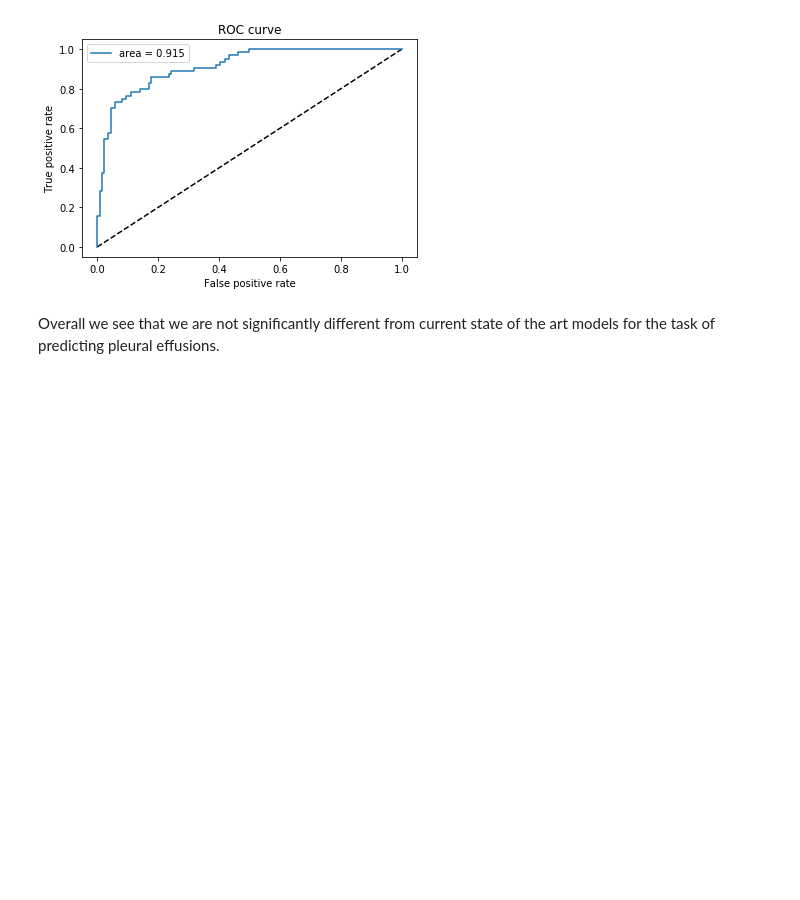
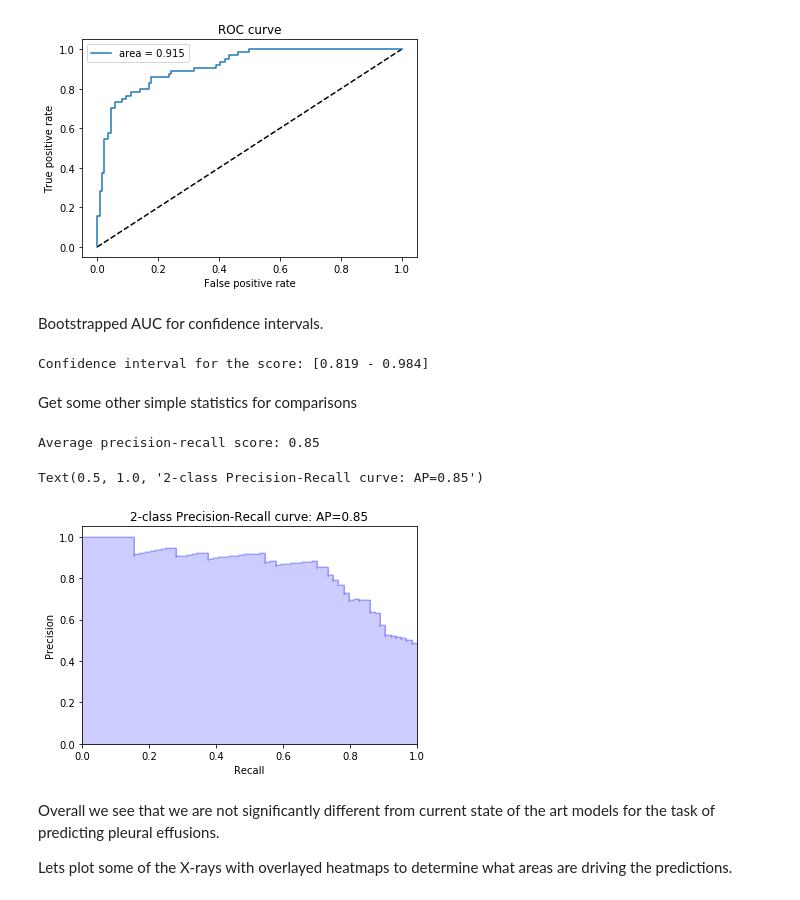
Before and after one commit to nateewall/AutomatedPathologyDetection, a Jupyter notebook: ModelEvaluations_Validation.ipynb, the cells around one changed output. Cells and saved outputs as stored; diff of their text form; code cells hidden in the pictures; blank space fills up the shorter version.

```diff
--- a/ModelEvaluations_Validation.ipynb
+++ b/ModelEvaluations_Validation.ipynb
@@ -219,5 +226,65 @@ plt.legend(loc='best')
 plt.show()
 # %% [output]
 [figure]
+# %% [markdown]
+Bootstrapped AUC for confidence intervals.
+# %%
+from sklearn.utils import resample
+n_bootstraps = 10000
+seed = 42
+bootstrapped_scores = []
+
+for i in range(n_bootstraps):
+    # prepare bootstrap sample
+    boot = resample(test, replace=True, n_samples=50)
+    if len(np.unique(boot['label'])) == 2:
+        score = roc_auc_score(boot['label'], boot['y_prob'])
+        bootstrapped_scores.append(score)
+
+sorted_scores = np.array(bootstrapped_scores)
+sorted_scores.sort()
+
+confidence_lower = sorted_scores[int(0.025 * len(sorted_scores))]
+confidence_upper = sorted_scores[int(0.975 * len(sorted_scores))]
+print("Confidence interval for the score: [{:0.3f} - {:0.3}]".format(
+    confidence_lower, confidence_upper))
+# %% [output]
+Confidence interval for the score: [0.819 - 0.984]
+# %% [markdown]
+Get some other simple statistics for comparisons
+# %%
+from sklearn.metrics import average_precision_score
+average_precision = average_precision_score(labels, test['y_prob'])
+
+print('Average precision-recall score: {0:0.2f}'.format(
+      average_precision))
+# %% [output]
+Average precision-recall score: 0.85
+# %%
+from sklearn.metrics import precision_recall_curve
+import matplotlib.pyplot as plt
+from inspect import signature
+
+precision, recall, _ = precision_recall_curve(labels, test['y_prob'])
+
+# In matplotlib < 1.5, plt.fill_between does not have a 'step' argument
+step_kwargs = ({'step': 'post'}
+               if 'step' in signature(plt.fill_between).parameters
+               else {})
+plt.step(recall, precision, color='b', alpha=0.2,
+         where='post')
+plt.fill_between(recall, precision, alpha=0.2, color='b', **step_kwargs)
+
+plt.xlabel('Recall')
+plt.ylabel('Precision')
+plt.ylim([0.0, 1.05])
+plt.xlim([0.0, 1.0])
+plt.title('2-class Precision-Recall curve: AP={0:0.2f}'.format(
+          average_precision))
+# %% [output]
+Text(0.5, 1.0, '2-class Precision-Recall curve: AP=0.85')
+[figure, added]
 # %% [markdown]
 Overall we see that we are not significantly different from current state of the art models for the task of predicting pleural effusions.
+
+Lets plot some of the X-rays with overlayed heatmaps to determine what areas are driving the predictions.
```
Also changed, not shown: parts of 10 cells of this notebook, 3 other files.
